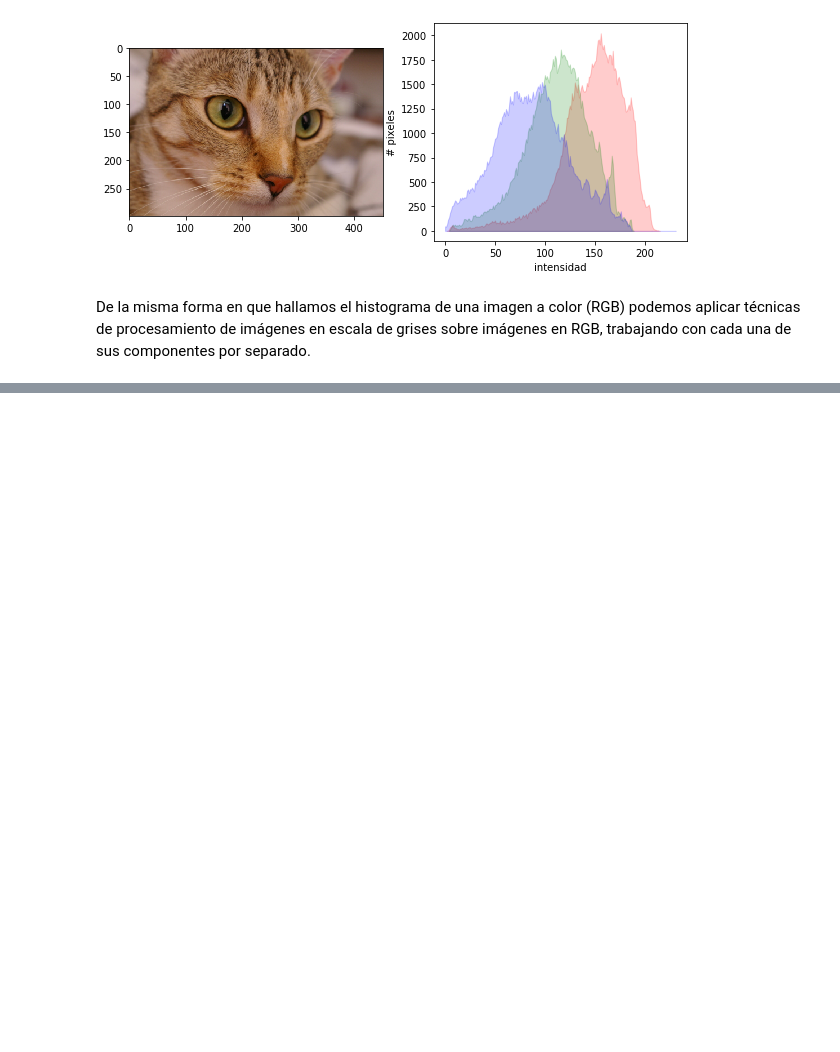
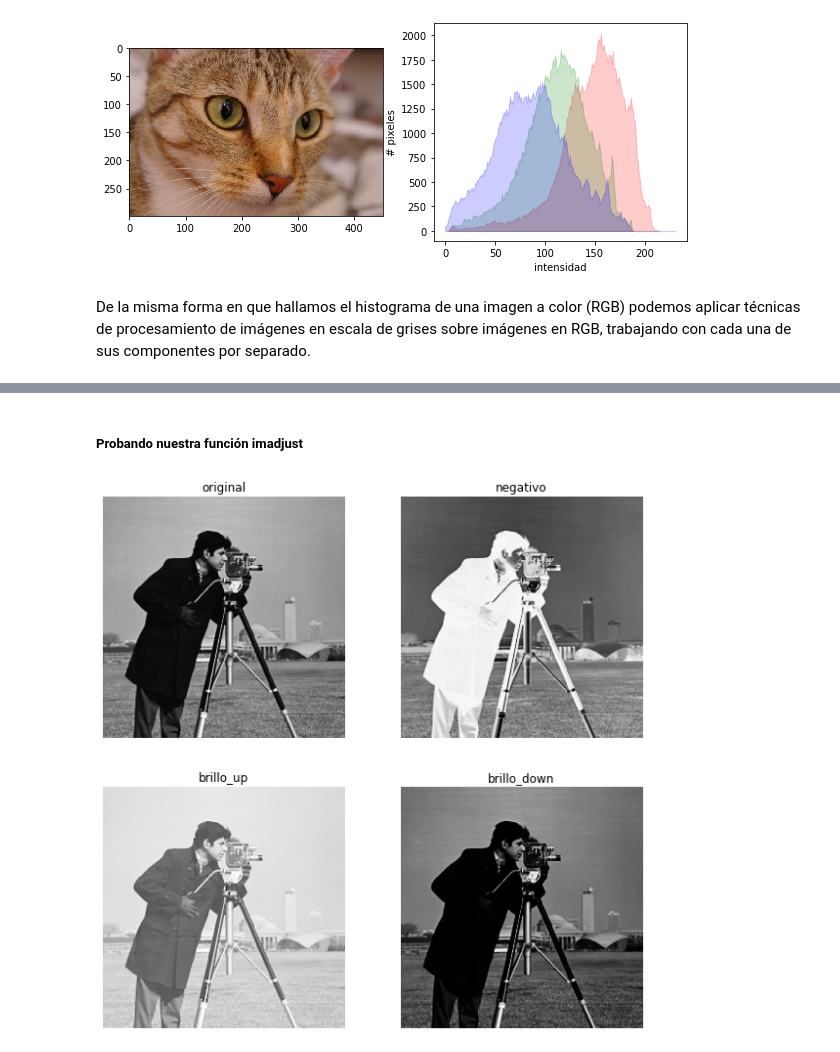
Before and after one commit to luiscib3r/Procesamiento-de-Imagenes, a Jupyter notebook: 04-Transformaciones de intensidad.ipynb, the cells around one changed output, grey strips where cells are left out. Cells and saved outputs as stored; diff of their text form; code cells hidden in the pictures; blank space fills up the shorter version.

```diff
--- a/04-Transformaciones de intensidad.ipynb
+++ b/04-Transformaciones de intensidad.ipynb
@@ -150,0 +169,8 @@ Aplica los valores de intensidad de cada pixel a otros valores de acuerdo a cier
+# %%
+### Implementación de imadjust
+
+def imadjust(F,range_in=(0,1),range_out=(0,1),gamma=1):
+    G = (((F - range_in[0]) / (range_in[1] - range_in[0])) ** gamma) * (range_out[1] - range_out[0]) + range_out[0]
+    return G
+# %% [markdown]
+##### Probando nuestra función imadjust
@@ -150,0 +179,28 @@ Aplica los valores de intensidad de cada pixel a otros valores de acuerdo a cier
+# %%
+original = camera() # Imagen original
+# %%
+negativo = imadjust(original, (0, 1), (1, 0)) # Negativo de la imagen
+# %%
+brillo_up = imadjust(original, gamma=0.3) # Aumentar brillo
+brillo_down = imadjust(original, gamma=1.7) # Disminuir
+# %%
+# Mostrar imágenes
+_, ((ax0, ax1), (ax2, ax3)) = subplots(2, 2, figsize=(10, 10))
+
+ax0.imshow(original, cmap="gray")
+ax0.set_title("original")
+ax0.set_axis_off()
+
+ax1.imshow(negativo, cmap="gray")
+ax1.set_title("negativo")
+ax1.set_axis_off()
+
+ax2.imshow(brillo_up, cmap="gray")
+ax2.set_title("brillo_up")
+ax2.set_axis_off()
+
+ax3.imshow(brillo_down, cmap="gray")
+ax3.set_title("brillo_down")
+ax3.set_axis_off()
+# %% [output]
+[figure, added]
```
Also changed, not shown: parts of 6 cells of this notebook, 1 other file.
